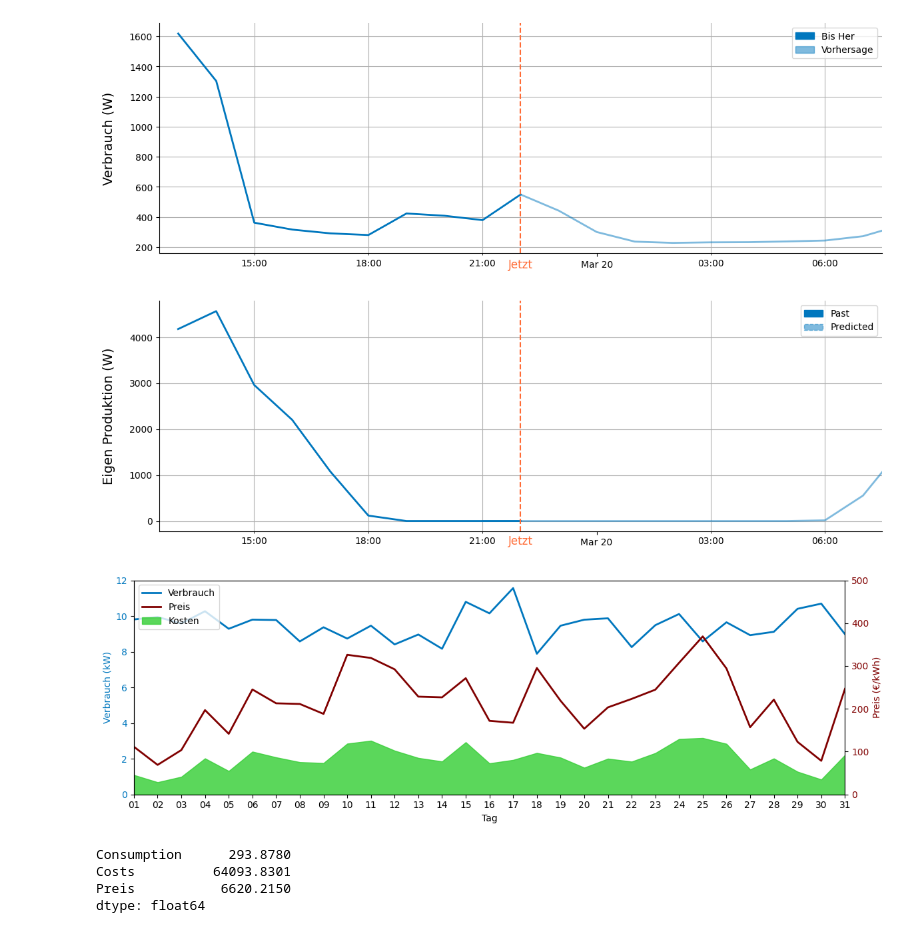
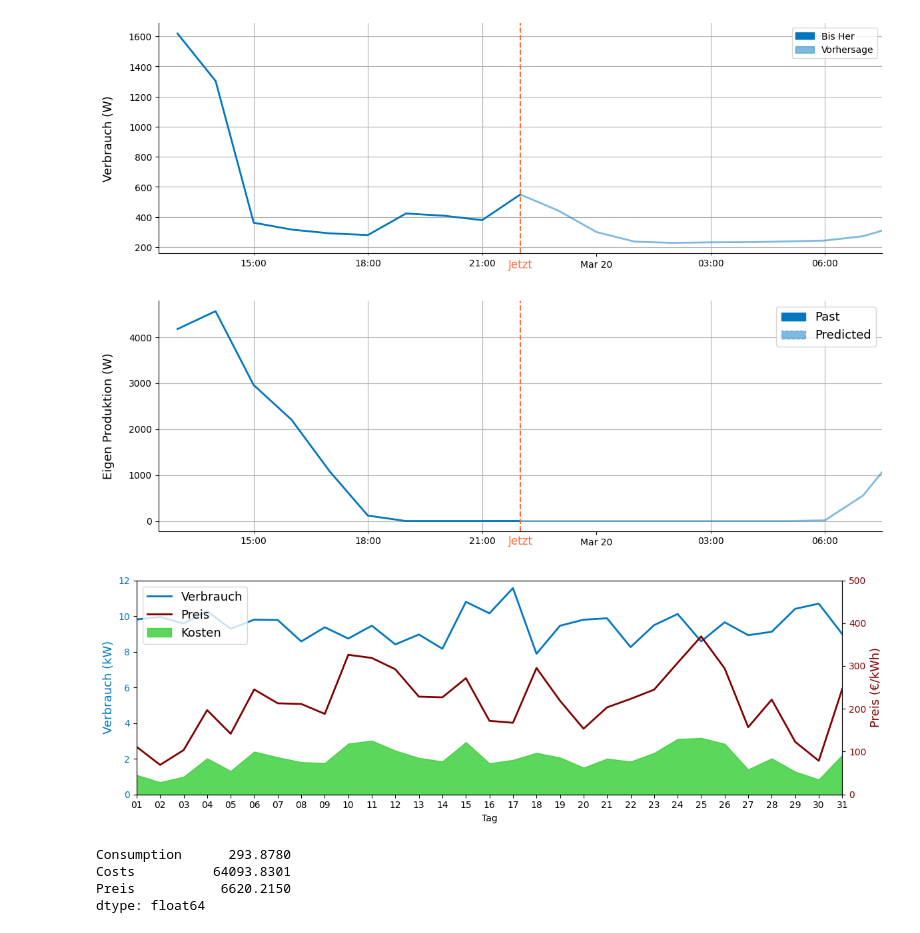
Before and after one commit to MockaWolke/SmartCity, a Jupyter notebook: plots.ipynb, the cells around one changed output. Drawn from its saved outputs; the diff is of its cells as text; code cells hidden in the pictures.

```diff
--- a/plots.ipynb
+++ b/plots.ipynb
@@ -225,7 +225,7 @@ ax.plot(together.loc[minus_last_hour:].index, together.loc[minus_last_hour:]['Pr
 
 
 # Y-axis label
-ax.set_ylabel("Eigen Produktion (W)", fontsize=14, labelpad=15)
+ax.set_ylabel("Eigen Produktion (W)",  labelpad=15,  fontsize = 13)
 
 # Setting up the x-axis with a better formatting and rotating labels for clarity
 ax.xaxis.set_major_locator(mdates.DayLocator())
@@ -249,7 +249,7 @@ ax.set_xlim([now - half_range, now + half_range])
 legend_elements = [
                    Patch(facecolor=COLORS[0], edgecolor=COLORS[0], label='Past'),
                    Patch(facecolor=COLORS[0], edgecolor=COLORS[0], linestyle='--', alpha=0.5, label='Predicted')]
-ax.legend(handles=legend_elements, loc='upper right',)
+ax.legend(handles=legend_elements, loc='upper right', fontsize = 13)
 
 # Spines (the box around the plot)
 ax.spines['top'].set_visible(False)
@@ -260,7 +260,7 @@ plt.tight_layout()
 plt.savefig("imgs/Produktionsentwicklung.svg", bbox_inches = "tight")
 plt.show()
 # %% [output]
-[figure, old version]
+[figure, new version]
 # %%
 mask = (df.index.year == 2022) & (df.index.month == 1)
 
@@ -282,40 +282,40 @@ fig, ax1 = plt.subplots(figsize=(12, 4))
 
 # Plot Consumption
 ax1.plot(wanted.index, wanted['Consumption'], color=COLORS[0], label='Consumption (kWh)', lw=2)
-ax1.set_ylabel('Verbrauch (kW)', color=COLORS[0])
+ax1.set_ylabel('Verbrauch (kW)', color=COLORS[0], fontsize = 13)
 ax1.tick_params(axis='y', labelcolor=COLORS[0])
 
 # Plot Avg Price on a second y-axis
 ax2 = ax1.twinx()
 ax2.plot(wanted.index, wanted['Preis'], color= COLORS[1], label='Avg Price (€/kWh)', lw=2)
-ax2.set_ylabel('Preis (€/kWh)', color= COLORS[1])
+ax2.set_ylabel('Preis (€/kWh)', color= COLORS[1], fontsize = 13)
 ax2.tick_params(axis='y', labelcolor= COLORS[1])
 
 ax2.set_ylim(0,500)
 ax1.set_ylim(0,12)
 # Fill the area between Consumption and Avg Price to represent costs
 ax1.fill_between(wanted.index, wanted['Preis'] * wanted['Consumption'] / 1000,0, color=COLORS[2], alpha=0.8, label='Costs (area)')
 
 # Setting up the x-axis
 ax1.xaxis.set_major_locator(mdates.DayLocator(interval=1))
 ax1.xaxis.set_major_formatter(mdates.DateFormatter('%d'))
 ax1.set_xlim(wanted.index.min(), wanted.index.max())  # Ensure it covers the entire month
 ax1.set_xlabel('Tag')
 # Title
 
 from matplotlib.lines import Line2D
 legend_elements = [Line2D([0], [0], color=COLORS[0], lw=2, label='Verbrauch'),
                    Line2D([0], [0], color=COLORS[1], lw=2, label='Preis'),
                    Patch(facecolor='#32CD32', edgecolor='#32CD32', alpha=0.8, label='Kosten')]
-ax1.legend(handles=legend_elements, loc='upper left')
+ax1.legend(handles=legend_elements, loc='upper left', fontsize = 13)
 
 
 plt.tight_layout()
-plt.savefig("imgs/HistoryEntwicklung.svg", bbox_inches = "tight")
+plt.savefig("imgs/HistoryEntwicklung.svg", bbox_inches = "tight",)
 plt.show()
 wanted.sum()
 # %% [output]
-[figure, old version]
+[figure, new version]
 Consumption      293.8780
 Costs          64093.8301
 Preis           6620.2150
```
Also changed, not shown: parts of 4 cells of this notebook, 8 other files.
